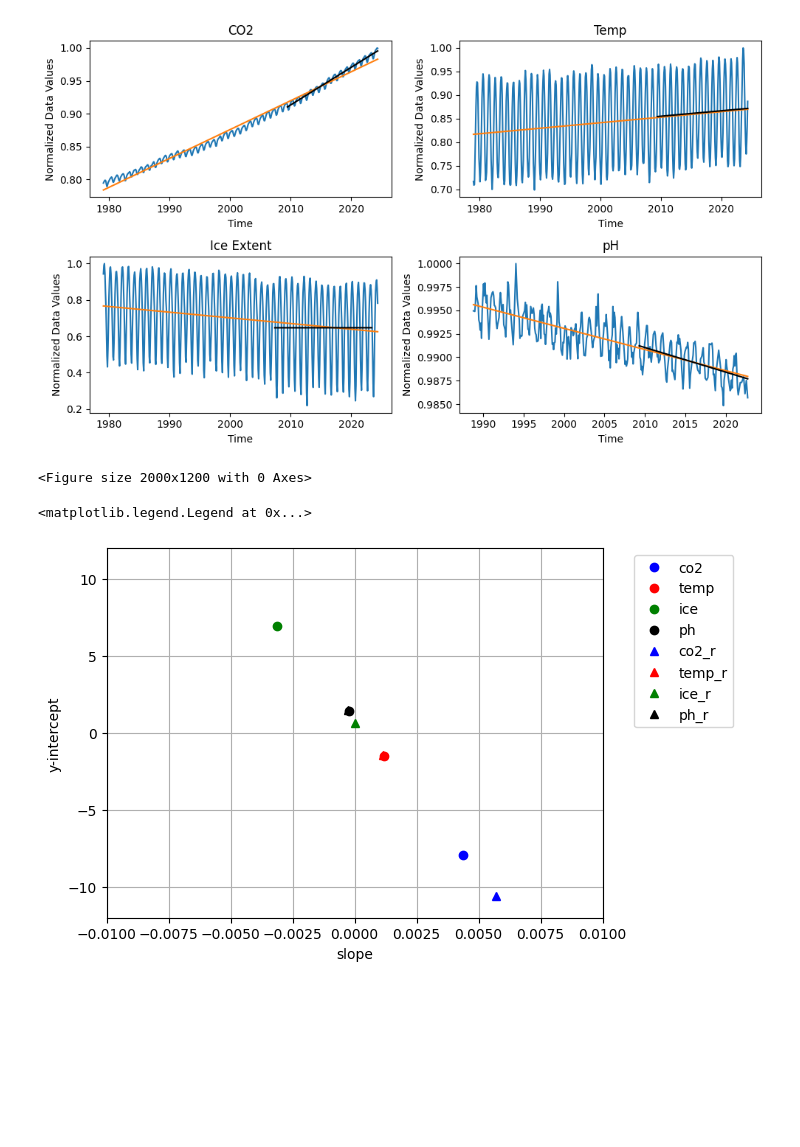
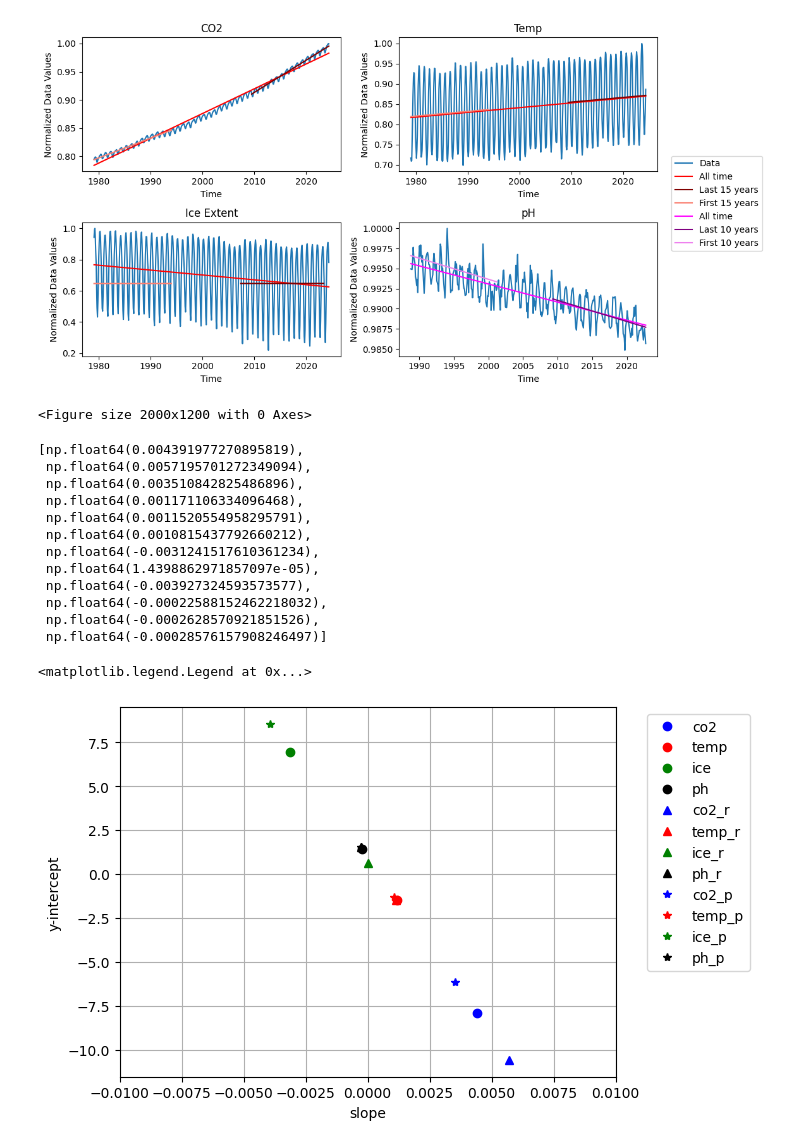
Before and after one commit to alexisj2020/Project, a Jupyter notebook: Trends.ipynb, the cells around one changed output. Cells and saved outputs as stored; diff of their text form; code cells hidden in the pictures; blank space fills up the shorter version.

```diff
--- a/Trends.ipynb
+++ b/Trends.ipynb
@@ -121,6 +100,7 @@ phn_2_np = (ph_np)/ph_max_2
 # %%
 a, b = np.polyfit(times_np, co2n_np, 1)
 a2, b2 = np.polyfit(times_np[-180:],co2n_np[-180:], 1)
-plt.plot(times,co2n_np)
-plt.plot(times,a*times_np+b)
-plt.plot(times[-180:],a2*times_np[-180:]+b2,color='k')
+a3, b3 = np.polyfit(times_np[:180],co2n_np[:180], 1)
+#plt.plot(times,co2n_np)
+#plt.plot(times,a*times_np+b)
+#plt.plot(times[-180:],a2*times_np[-180:]+b2,color='k')
@@ -157,35 +128,72 @@ plt.plot(timeph[-120:],a2_ph*timeph_np[-120:]+b2_ph,color='k')
 # %%
 fig, axs = plt.subplots(2, 2, figsize=(10,6))
 plt.figure(figsize=(20,12))
-axs[0, 0].plot(times,co2n_np)
-axs[0, 0].plot(times,a*times_np+b)
-axs[0, 0].plot(times[-180:],a2*times_np[-180:]+b2,color='k')
+axs[0, 0].plot(times,co2n_np, label = 'Data')
+axs[0, 0].plot(times,a*times_np+b, color='red', label='All time')
+axs[0, 0].plot(times[-180:],a2*times_np[-180:]+b2,color='maroon', label = 'Last 15 years')
+axs[0, 0].plot(times[:180],a3*times_np[:180]+b3,color='salmon', label = 'First 15 years')
 axs[0, 0].set_title('CO2')
+#axs[0, 0].legend()
+
 axs[0, 1].plot(times,tempn_np)
-axs[0, 1].plot(times,a_temp*times_np+b_temp)
-axs[0, 1].plot(times[-180:],a2_temp*times_np[-180:]+b2_temp,color='k')
+axs[0, 1].plot(times,a_temp*times_np+b_temp, color='red')
+axs[0, 1].plot(times[-180:],a2_temp*times_np[-180:]+b2_temp,color='maroon')
+axs[0, 1].plot(times[:180],a2_temp*times_np[:180]+b2_temp,color='salmon')
 axs[0, 1].set_title('Temp')
+
 axs[1, 0].plot(times,icen_np)
-axs[1, 0].plot(times,a_ice*times_np+b_ice)
-axs[1, 0].plot(times[340:-12],a2_ice*times_np[340:-12]+b2_ice,color='k')
+axs[1, 0].plot(times,a_ice*times_np+b_ice, color='red')
+axs[1, 0].plot(times[340:-12],a2_ice*times_np[340:-12]+b2_ice,color='maroon')
+axs[1, 0].plot(times[:180],a2_ice*times_np[:180]+b2_ice,color='salmon')
 axs[1, 0].set_title('Ice Extent')
+
 axs[1, 1].plot(timeph,phn_np)
-axs[1, 1].plot(timeph,a_ph*timeph_np+b_ph)
-axs[1, 1].plot(timeph[-120:],a2_ph*timeph_np[-120:]+b2_ph,color='k')
+axs[1, 1].plot(timeph,a_ph*timeph_np+b_ph, color='magenta', label='All time')
+axs[1, 1].plot(timeph[-120:],a2_ph*timeph_np[-120:]+b2_ph,color='purple', label = 'Last 10 years')
+axs[1, 1].plot(timeph[:120],a2_ph*timeph_np[:120]+b2_ph,color='violet', label = 'First 10 years')
 axs[1, 1].set_title('pH')
 
 for ax in axs.flat:
     ax.set(xlabel='Time', ylabel='Normalized Data Values')
 
+fig.legend(loc='center left', bbox_to_anchor=(1, 0.5))
 fig.tight_layout()
 fig.savefig('images/trends.pdf', dpi=300, bbox_inches='tight')
 
 # Hide x labels and tick labels for top plots and y ticks for right plots.
 #for ax in axs.flat:
 #    ax.label_outer()
 # %% [output]
-[figure, old version]
+[figure, new version]
 <Figure size 2000x1200 with 0 Axes>
+# %%
+slopes = []
+slopes.append(a)
+slopes.append(a2)
+slopes.append(a3)
+slopes.append(a_temp)
+slopes.append(a2_temp)
+slopes.append(a3_temp)
+slopes.append(a_ice)
+slopes.append(a2_ice)
+slopes.append(a3_ice)
+slopes.append(a_ph)
+slopes.append(a2_ph)
+slopes.append(a3_ph)
+slopes
+# %% [output]
+[np.float64(0.004391977270895819),
+ np.float64(0.0057195701272349094),
+ np.float64(0.003510842825486896),
+ np.float64(0.001171106334096468),
+ np.float64(0.0011520554958295791),
+ np.float64(0.0010815437792660212),
+ np.float64(-0.0031241517610361234),
+ np.float64(1.4398862971857097e-05),
+ np.float64(-0.003927324593573577),
+ np.float64(-0.00022588152462218032),
+ np.float64(-0.0002628570921851526),
+ np.float64(-0.00028576157908246497)]
 # %%
 plt.plot(a,b,'o',color='b',label='co2')
 plt.plot(a_temp,b_temp,'o',color='r',label='temp')
@@ -196,12 +204,18 @@ plt.plot(a2,b2,'^',color='b',label='co2_r')
 plt.plot(a2_temp,b2_temp,'^',color='r',label='temp_r')
 plt.plot(a2_ice,b2_ice,'^',color='g',label='ice_r')
 plt.plot(a2_ph,b2_ph,'^',color='k',label='ph_r')
+
+plt.plot(a3,b3,'*',color='b',label='co2_p')
+plt.plot(a3_temp,b3_temp,'*',color='r',label='temp_p')
+plt.plot(a3_ice,b3_ice,'*',color='g',label='ice_p')
+plt.plot(a3_ph,b3_ph,'*',color='k',label='ph_p')
+
 plt.xlabel('slope')
 plt.ylabel('y-intercept')
 plt.xlim(-0.01,0.01)
-plt.ylim(-12,12)
+#plt.ylim(-12,12)
 plt.grid()
 plt.legend(bbox_to_anchor=(1.05, 1), loc='upper left')
 # %% [output]
 <matplotlib.legend.Legend at 0x...>
-[figure, old version]
+[figure, new version]
```
Also changed, not shown: parts of 7 cells of this notebook, 1 other file.
